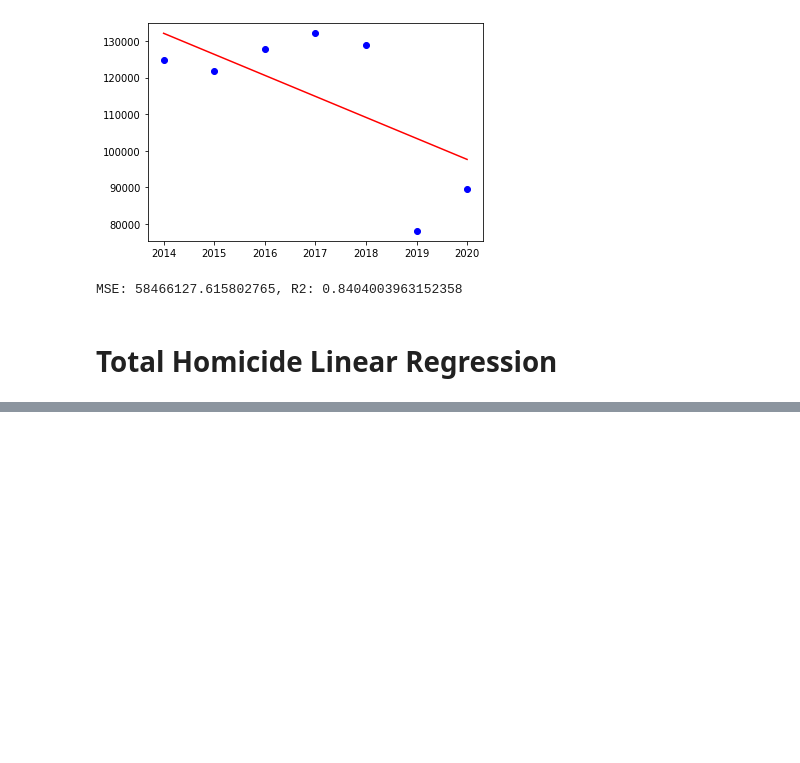
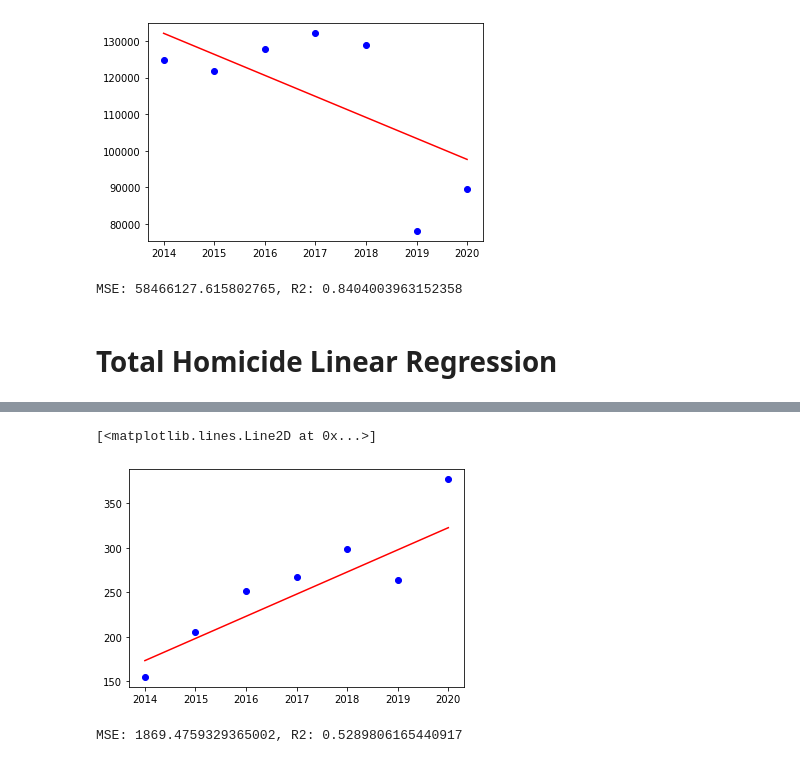
Before and after one commit to sarah-martin/KC_Crime_Predictive_Analysis, a Jupyter notebook: ML.ipynb, the cells around one changed output, grey strips where cells are left out. Saved outputs shown, nothing was run; the diff lists cells and outputs as text; code cells hidden in the pictures; blank space fills up the shorter version.

```diff
--- a/ML.ipynb
+++ b/ML.ipynb
@@ -116,0 +180,3 @@ MSE: 58466127.615802765, R2: 0.8404003963152358
+# %%
+# Split the data into train and test
+Xm_train, Xm_test, ym_train, ym_test = train_test_split(Xm, ym, random_state=10)
@@ -117,4 +196,21 @@ MSE: 58466127.615802765, R2: 0.8404003963152358
+# %%
+# Calculate the y_min and y_max using model.predict and x_min and x_max
+xm_min = np.array([[Xm.min()]])
+xm_max = np.array([[Xm.max()]])
+ym_min = murder_model.predict(xm_min)
+ym_max = murder_model.predict(xm_max)
 # %%
-plt.scatter(CX, cy, c='blue')
-plt.scatter(HX, hy, c='red')
-plt.plot([x_min[0], x_max[0]], [y_min[0], y_max[0]], c='red')
+plt.scatter(Xm, ym, c='blue')
+plt.plot([xm_min[0], xm_max[0]], [ym_min[0], ym_max[0]], c='red')
+# %% [output]
+[<matplotlib.lines.Line2D at 0x...>]
+[figure, added]
+# %%
+# Used X_test_scaled, y_test_scaled, and model.predict(X_test_scaled) to calculate MSE and R2
+murder_predictions = murder_model.predict(Xm_test)
+murder_MSE = mean_squared_error(ym_test, murder_predictions)
+murder_r2 = murder_model.score(Xm_test, ym_test)
+
+print(f"MSE: {murder_MSE}, R2: {murder_r2}")
+# %% [output]
+MSE: 1869.4759329365002, R2: 0.5289806165440917
```
Also changed, not shown: parts of 14 cells of this notebook, 8 other files.
